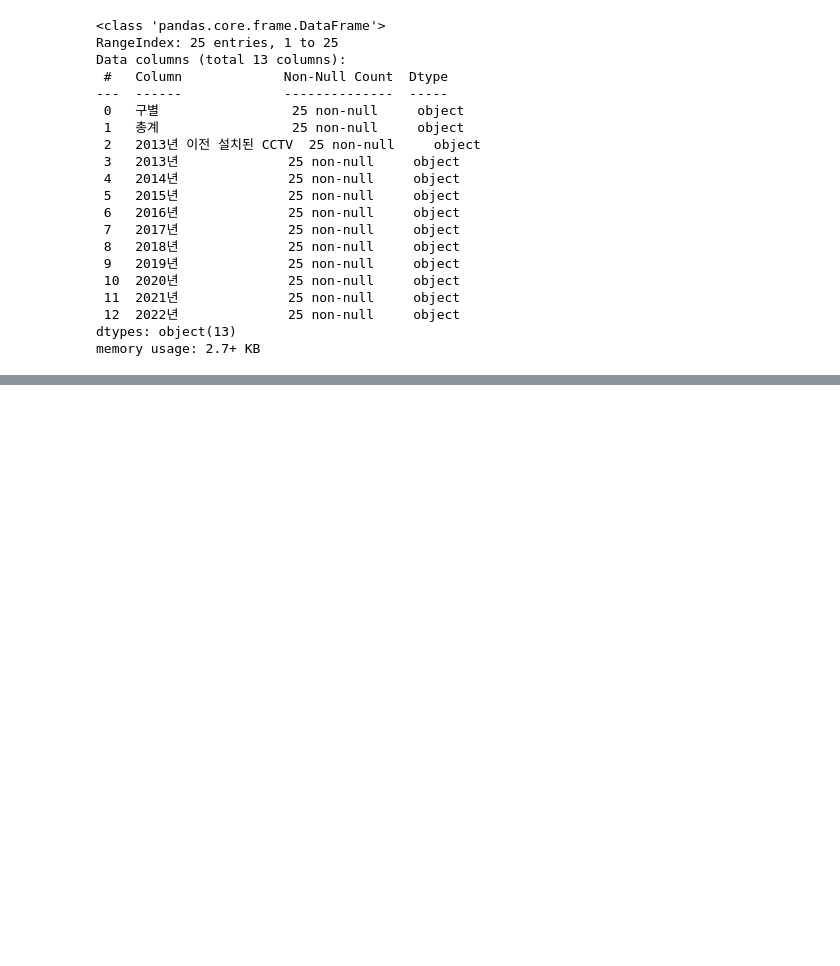
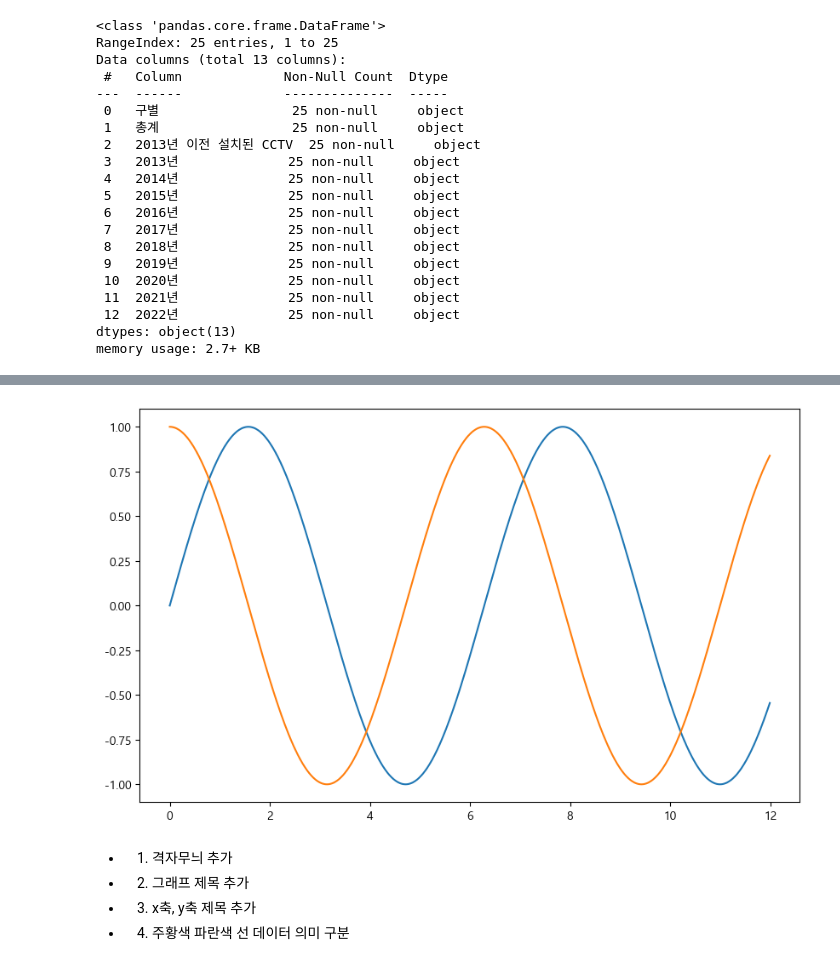
Before and after one commit to castlemi99/ZeroBaseDataSchool, a Jupyter notebook: 01. Analysis Seoul CCTV.ipynb, the cells around one changed output, grey strips where cells are left out. Cells and saved outputs as stored; diff of their text form; code cells hidden in the pictures; blank space fills up the shorter version.

```diff
--- a/01. Analysis Seoul CCTV.ipynb
+++ b/01. Analysis Seoul CCTV.ipynb
@@ -589,0 +763,17 @@ memory usage: 2.7+ KB
+# %%
+import numpy as np
+
+t = np.arange(0,12,0.01)
+y = np.sin(t)
+# %%
+plt.figure(figsize = (10,6))
+plt.plot(t, np.sin(t))
+plt.plot(t, np.cos(t))
+plt.show()
+# %% [output]
+[figure, added]
+# %% [markdown]
+- 1. 격자무늬 추가
+- 2. 그래프 제목 추가
+- 3. x축, y축 제목 추가
+- 4. 주황색 파란색 선 데이터 의미 구분
```
Also changed, not shown: parts of 142 cells of this notebook.
